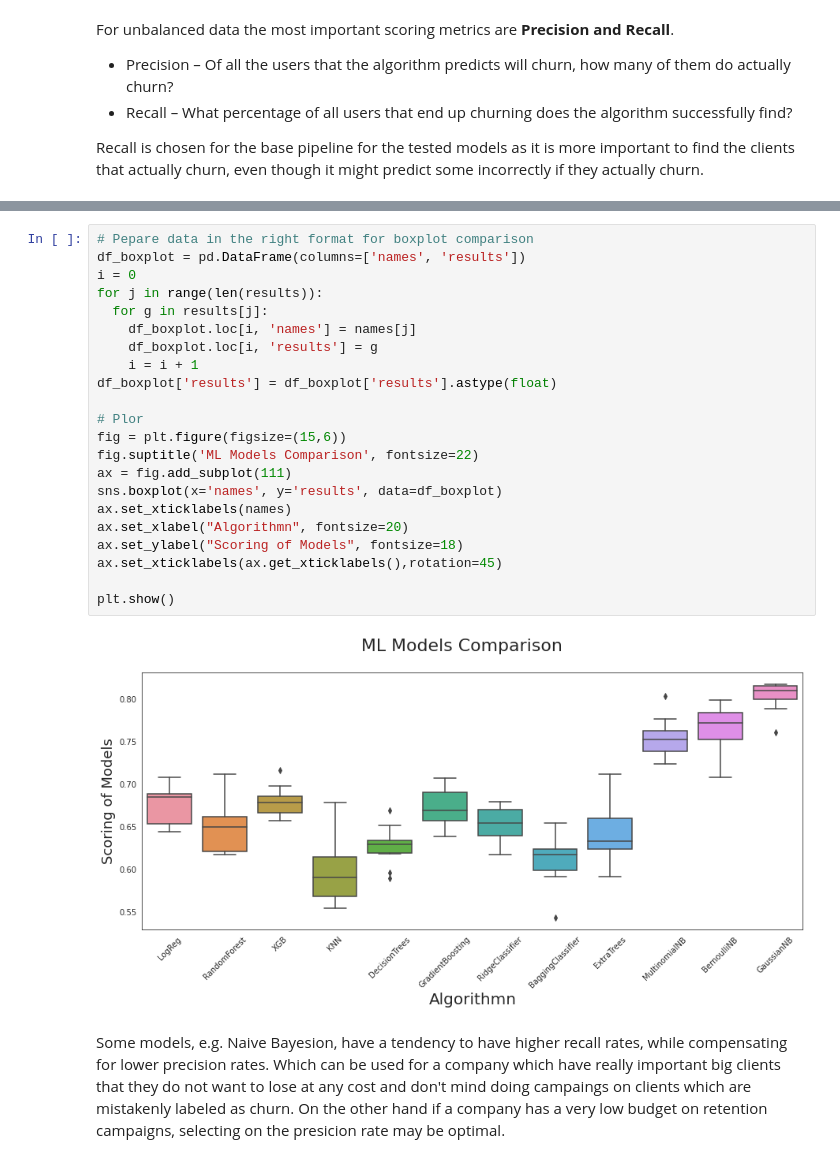
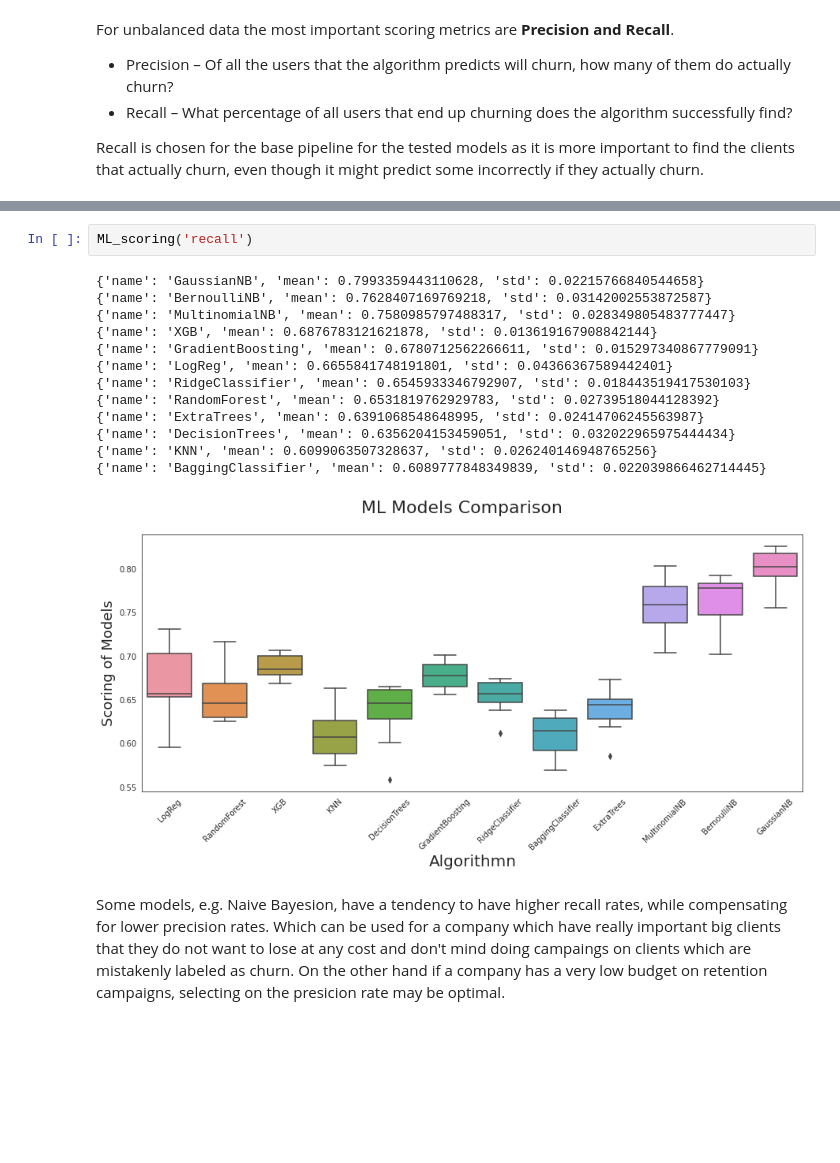
Before and after one commit to gabijanag/Modeling_for_Churn, a Jupyter notebook: AI_Churn_modeling.ipynb, the cells around one changed output, grey strips where cells are left out. Cells and saved outputs as stored; diff of their text form; blank space fills up the shorter version.

```diff
--- a/AI_Churn_modeling.ipynb
+++ b/AI_Churn_modeling.ipynb
@@ -736,26 +722,18 @@ for list_g in msg:
-# %%
-# Pepare data in the right format for boxplot comparison
-df_boxplot = pd.DataFrame(columns=['names', 'results'])
-i = 0
-for j in range(len(results)):
-  for g in results[j]:
-    df_boxplot.loc[i, 'names'] = names[j]
-    df_boxplot.loc[i, 'results'] = g
-    i = i + 1
-df_boxplot['results'] = df_boxplot['results'].astype(float)
-
-# Plor
-fig = plt.figure(figsize=(15,6))
-fig.suptitle('ML Models Comparison', fontsize=22)
-ax = fig.add_subplot(111)
-sns.boxplot(x='names', y='results', data=df_boxplot)
-ax.set_xticklabels(names)
-ax.set_xlabel("Algorithmn", fontsize=20)
-ax.set_ylabel("Scoring of Models", fontsize=18)
-ax.set_xticklabels(ax.get_xticklabels(),rotation=45)
-
-plt.show()
-# %% [output]
-[figure, removed]
+# %%
+ML_scoring('recall')
+# %% [output]
+{'name': 'GaussianNB', 'mean': 0.7993359443110628, 'std': 0.02215766840544658}
+{'name': 'BernoulliNB', 'mean': 0.7628407169769218, 'std': 0.03142002553872587}
+{'name': 'MultinomialNB', 'mean': 0.7580985797488317, 'std': 0.028349805483777447}
+{'name': 'XGB', 'mean': 0.6876783121621878, 'std': 0.013619167908842144}
+{'name': 'GradientBoosting', 'mean': 0.6780712562266611, 'std': 0.015297340867779091}
+{'name': 'LogReg', 'mean': 0.6655841748191801, 'std': 0.04366367589442401}
+{'name': 'RidgeClassifier', 'mean': 0.6545933346792907, 'std': 0.018443519417530103}
+{'name': 'RandomForest', 'mean': 0.6531819762929783, 'std': 0.02739518044128392}
+{'name': 'ExtraTrees', 'mean': 0.6391068548648995, 'std': 0.02414706245563987}
+{'name': 'DecisionTrees', 'mean': 0.6356204153459051, 'std': 0.032022965975444434}
+{'name': 'KNN', 'mean': 0.6099063507328637, 'std': 0.026240146948765256}
+{'name': 'BaggingClassifier', 'mean': 0.6089777848349839, 'std': 0.022039866462714445}
+[figure, added]
 # %% [markdown]
 Some models, e.g. Naive Bayesion, have a tendency to have higher recall rates, while compensating for lower precision rates. Which can be used for a company which have really important big clients that they do not want to lose at any cost and don't mind doing campaings on clients which are mistakenly labeled as churn. On the other hand if a company has a very low budget on retention campaigns, selecting on the presicion rate may be optimal.
```
Also changed, not shown: parts of 41 cells of this notebook.
